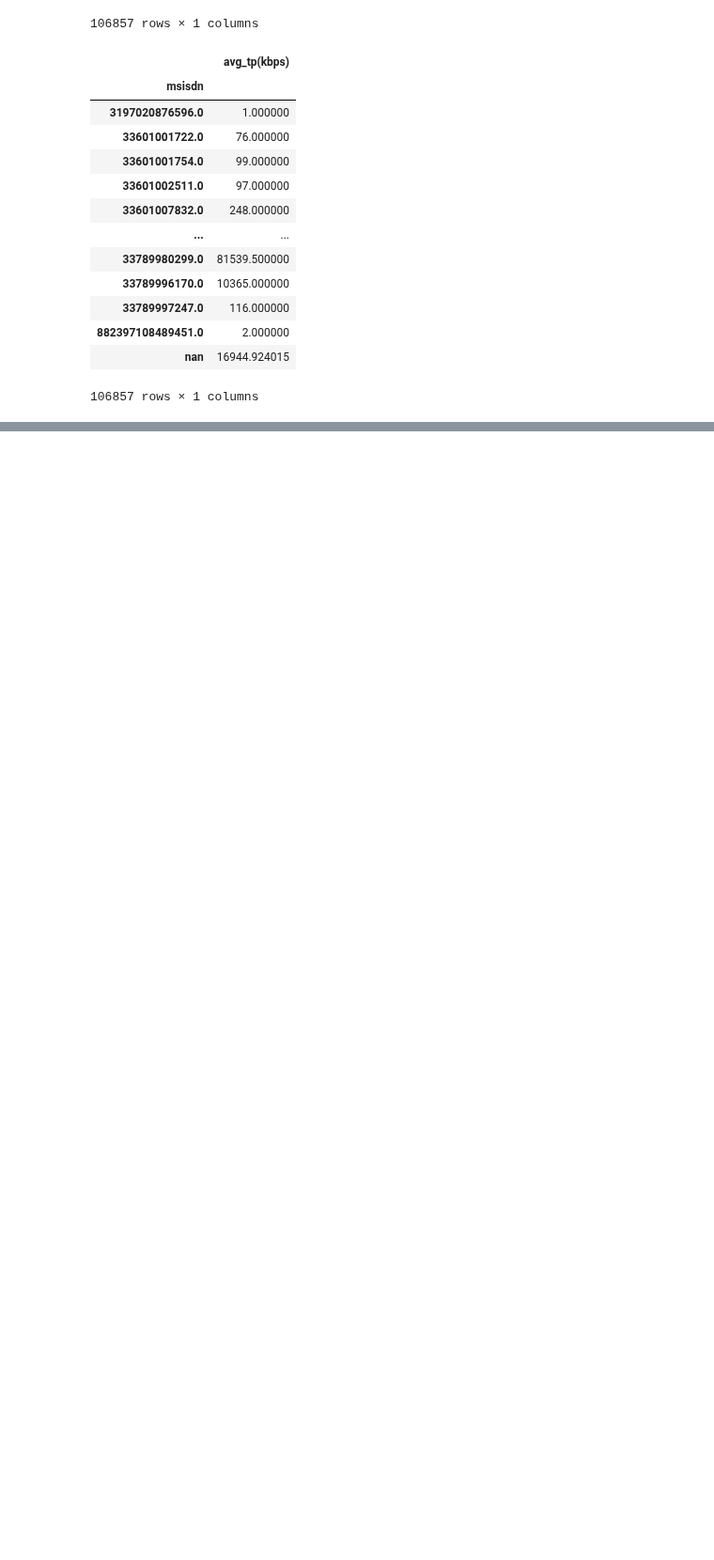
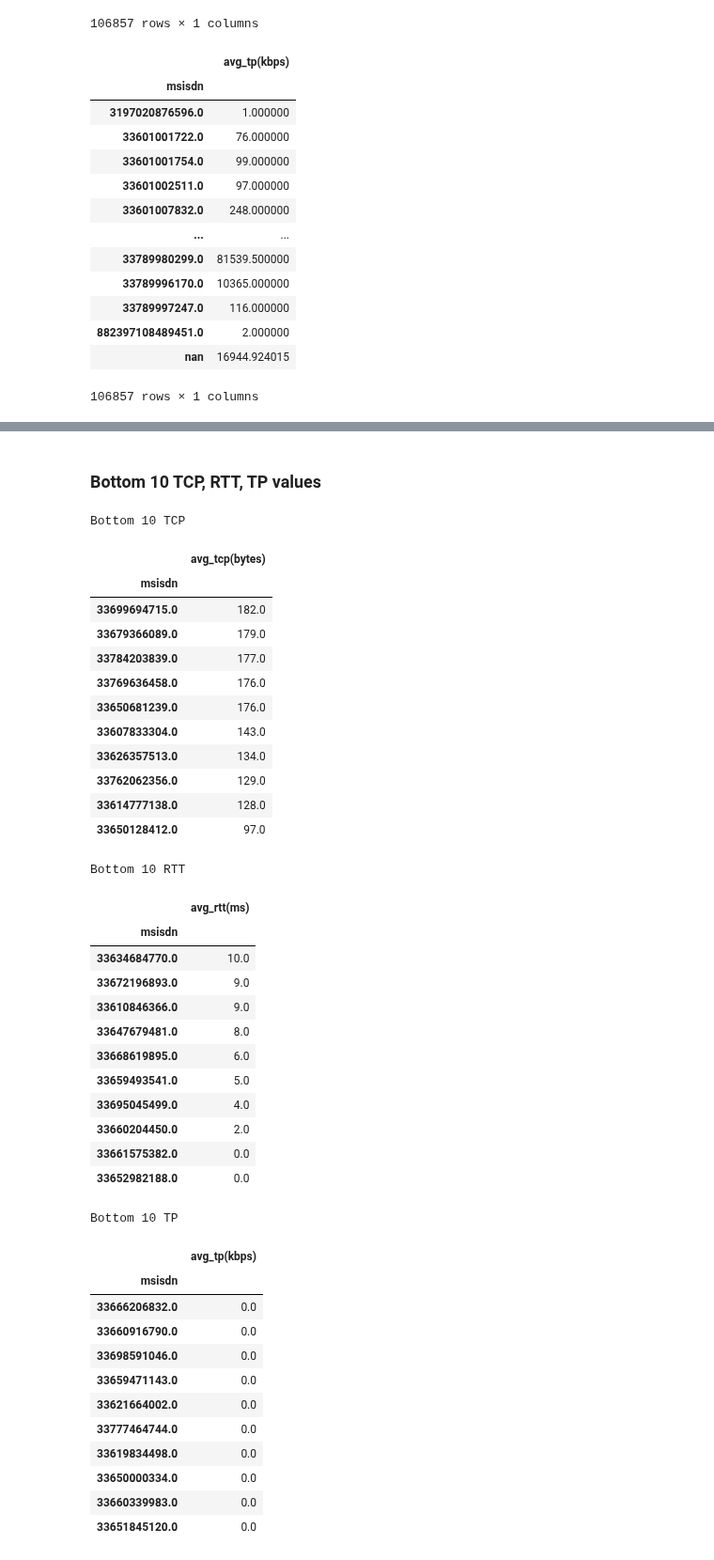
Before and after one commit to Nathnael12/Telecom_data_analysis, a Jupyter notebook: notebooks/UserExperienceAnalysis.ipynb, the cells around one changed output, grey strips where cells are left out. Shown at 94% size. Cells and saved outputs as stored; diff of their text form; code cells hidden in the pictures; blank space fills up the shorter version.

Commit message:
get 10 top, bottom, and frequent tcp,tp,and rtt data

```diff
--- a/notebooks/UserExperienceAnalysis.ipynb
+++ b/notebooks/UserExperienceAnalysis.ipynb
@@ -146,0 +198,51 @@ avg_tp
+# %% [markdown]
+### Bottom 10 TCP, RTT, TP values
+# %%
+print("Bottom 10 TCP")
+display(avg_tcp_retran.sort_values(by=["avg_tcp(bytes)"],ascending=False).tail(10))
+
+print("Bottom 10 RTT")
+display(avg_rtt.sort_values(by=["avg_rtt(ms)"],ascending=False).tail(10))
+
+print("Bottom 10 TP")
+display(avg_tp.sort_values(by=["avg_tp(kbps)"],ascending=False).tail(10))
+# %% [output]
+Bottom 10 TCP
+|  | avg_tcp(bytes) |
+| msisdn |  |
+| 33699694715.0 | 182.0 |
+| 33679366089.0 | 179.0 |
+| 33784203839.0 | 177.0 |
+| 33769636458.0 | 176.0 |
+| 33650681239.0 | 176.0 |
+| 33607833304.0 | 143.0 |
+| 33626357513.0 | 134.0 |
+| 33762062356.0 | 129.0 |
+| 33614777138.0 | 128.0 |
+| 33650128412.0 | 97.0 |
+Bottom 10 RTT
+|  | avg_rtt(ms) |
+| msisdn |  |
+| 33634684770.0 | 10.0 |
+| 33672196893.0 | 9.0 |
+| 33610846366.0 | 9.0 |
+| 33647679481.0 | 8.0 |
+| 33668619895.0 | 6.0 |
+| 33659493541.0 | 5.0 |
+| 33695045499.0 | 4.0 |
+| 33660204450.0 | 2.0 |
+| 33661575382.0 | 0.0 |
+| 33652982188.0 | 0.0 |
+Bottom 10 TP
+|  | avg_tp(kbps) |
+| msisdn |  |
+| 33666206832.0 | 0.0 |
+| 33660916790.0 | 0.0 |
+| 33698591046.0 | 0.0 |
+| 33659471143.0 | 0.0 |
+| 33621664002.0 | 0.0 |
+| 33777464744.0 | 0.0 |
+| 33619834498.0 | 0.0 |
+| 33650000334.0 | 0.0 |
+| 33660339983.0 | 0.0 |
+| 33651845120.0 | 0.0 |
```
Also changed, not shown: parts of 4 cells of this notebook.
